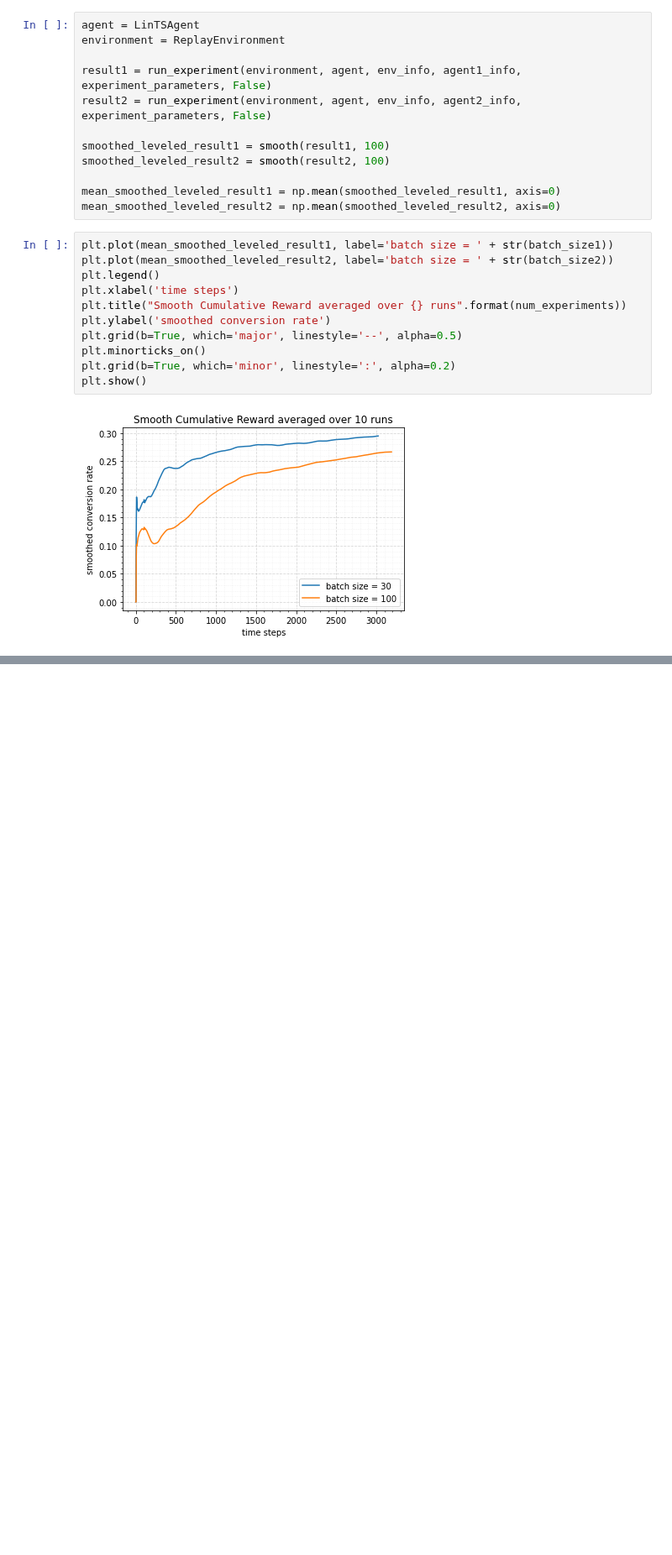
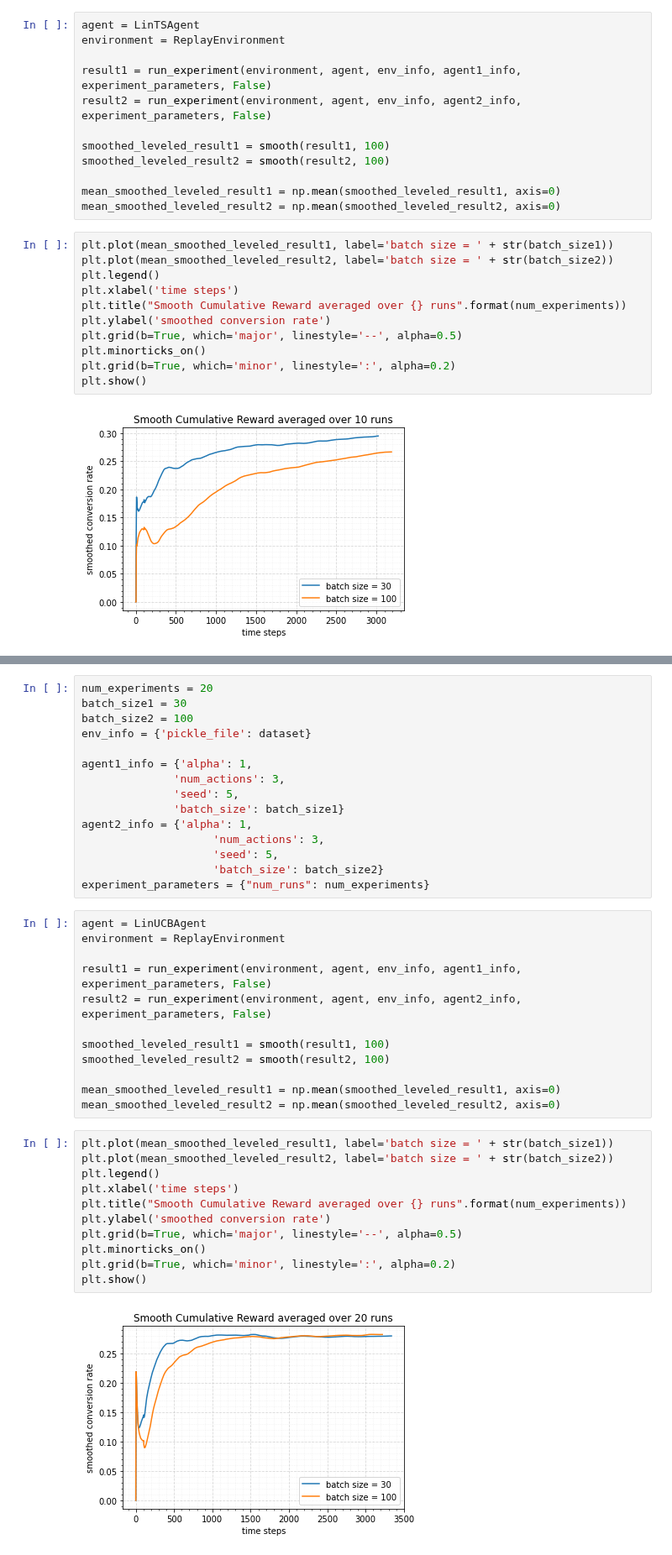
Before and after one commit to danilprov/batch-bandits, a Jupyter notebook: experiments/CMAB_demo.ipynb, the cells around one changed output, grey strips where cells are left out. Shown at 84% size. Saved outputs shown, nothing was run; the diff lists cells and outputs as text; blank space fills up the shorter version.

```diff
--- a/experiments/CMAB_demo.ipynb
+++ b/experiments/CMAB_demo.ipynb
@@ -64,0 +113,40 @@ plt.show()
+# %%
+num_experiments = 20
+batch_size1 = 30
+batch_size2 = 100
+env_info = {'pickle_file': dataset}
+
+agent1_info = {'alpha': 1,
+              'num_actions': 3,
+              'seed': 5,
+              'batch_size': batch_size1}
+agent2_info = {'alpha': 1,
+                    'num_actions': 3,
+                    'seed': 5,
+                    'batch_size': batch_size2}
+experiment_parameters = {"num_runs": num_experiments}
+# %%
+agent = LinUCBAgent
+environment = ReplayEnvironment
+
+result1 = run_experiment(environment, agent, env_info, agent1_info, experiment_parameters, False)
+result2 = run_experiment(environment, agent, env_info, agent2_info, experiment_parameters, False)
+
+smoothed_leveled_result1 = smooth(result1, 100)
+smoothed_leveled_result2 = smooth(result2, 100)
+
+mean_smoothed_leveled_result1 = np.mean(smoothed_leveled_result1, axis=0)
+mean_smoothed_leveled_result2 = np.mean(smoothed_leveled_result2, axis=0)
+# %%
+plt.plot(mean_smoothed_leveled_result1, label='batch size = ' + str(batch_size1))
+plt.plot(mean_smoothed_leveled_result2, label='batch size = ' + str(batch_size2))
+plt.legend()
+plt.xlabel('time steps')
+plt.title("Smooth Cumulative Reward averaged over {} runs".format(num_experiments))
+plt.ylabel('smoothed conversion rate')
+plt.grid(b=True, which='major', linestyle='--', alpha=0.5)
+plt.minorticks_on()
+plt.grid(b=True, which='minor', linestyle=':', alpha=0.2)
+plt.show()
+# %% [output]
+[figure, added]
```
Also changed, not shown: parts of 8 cells of this notebook.
